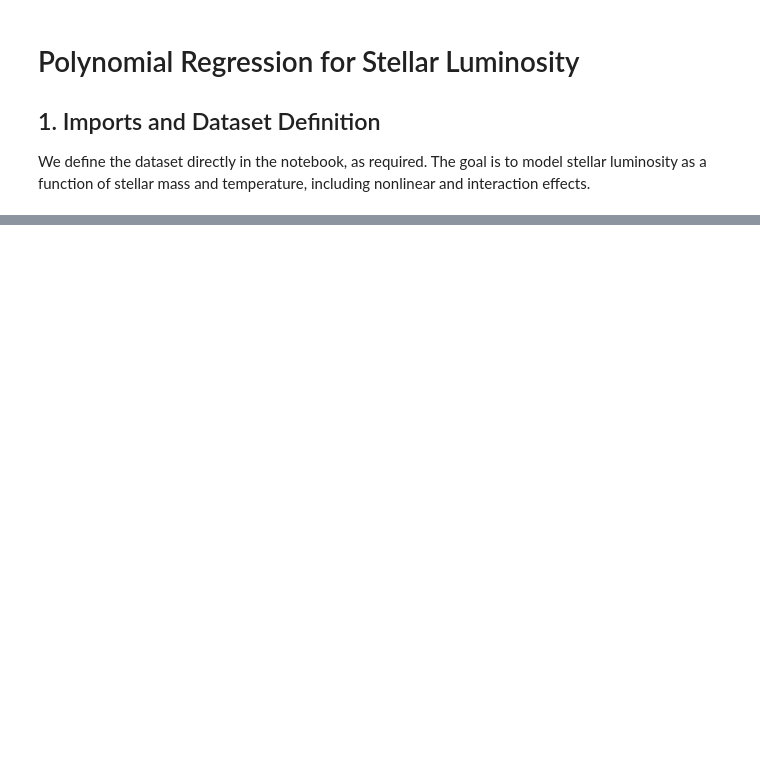
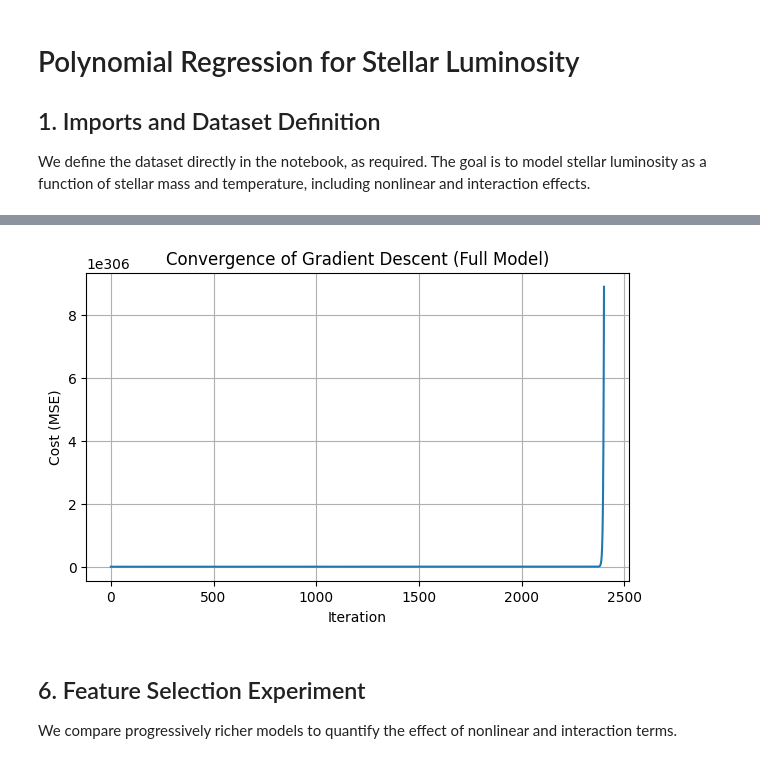
Before and after one commit to Juanvelandia-p/Stellar-Luminosity, a Jupyter notebook: 02_part2_polyreg.ipynb, the cells around one changed output, grey strips where cells are left out. Cells and saved outputs as stored; diff of their text form; code cells hidden in the pictures; blank space fills up the shorter version.

```diff
--- a/02_part2_polyreg.ipynb
+++ b/02_part2_polyreg.ipynb
@@ -32,0 +47,15 @@ Error:
+# %%
+def predict(X, w, b):
+    return X @ w + b
+
+def compute_cost(X, y, w, b):
+    m = len(y)
+    errors = predict(X, w, b) - y
+    return np.sum(errors**2) / (2 * m)
+
+def compute_gradients(X, y, w, b):
+    m = len(y)
+    errors = predict(X, w, b) - y
+    dj_dw = (1 / m) * (X.T @ errors)
+    dj_db = (1 / m) * np.sum(errors)
+    return dj_dw, dj_db
@@ -32,0 +65,29 @@ Error:
+# %%
+def gradient_descent(X, y, alpha=1e-8, num_iters=5000):
+    n = X.shape[1]
+    w = np.zeros(n)
+    b = 0.0
+    cost_history = []
+
+    for i in range(num_iters):
+        dj_dw, dj_db = compute_gradients(X, y, w, b)
+        w -= alpha * dj_dw
+        b -= alpha * dj_db
+        cost_history.append(compute_cost(X, y, w, b))
+
+    return w, b, cost_history
+
+w_full, b_full, cost_hist = gradient_descent(X_full, L)
+
+plt.figure(figsize=(7, 4))
+plt.plot(cost_hist)
+plt.xlabel('Iteration')
+plt.ylabel('Cost (MSE)')
+plt.title('Convergence of Gradient Descent (Full Model)')
+plt.grid(True)
+plt.show()
+# %% [output]
+[figure, added]
+# %% [markdown]
+## 6. Feature Selection Experiment
+We compare progressively richer models to quantify the effect of nonlinear and interaction terms.
```
Also changed, not shown: parts of 17 cells of this notebook, 9 other files.
